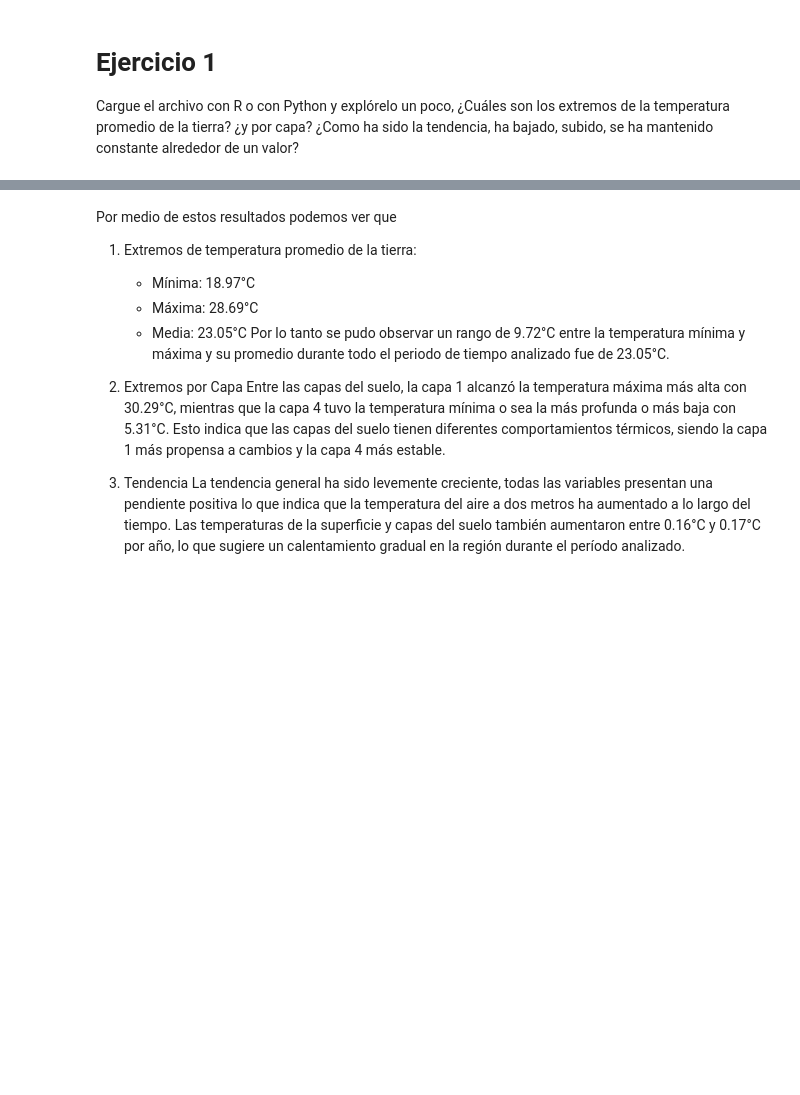
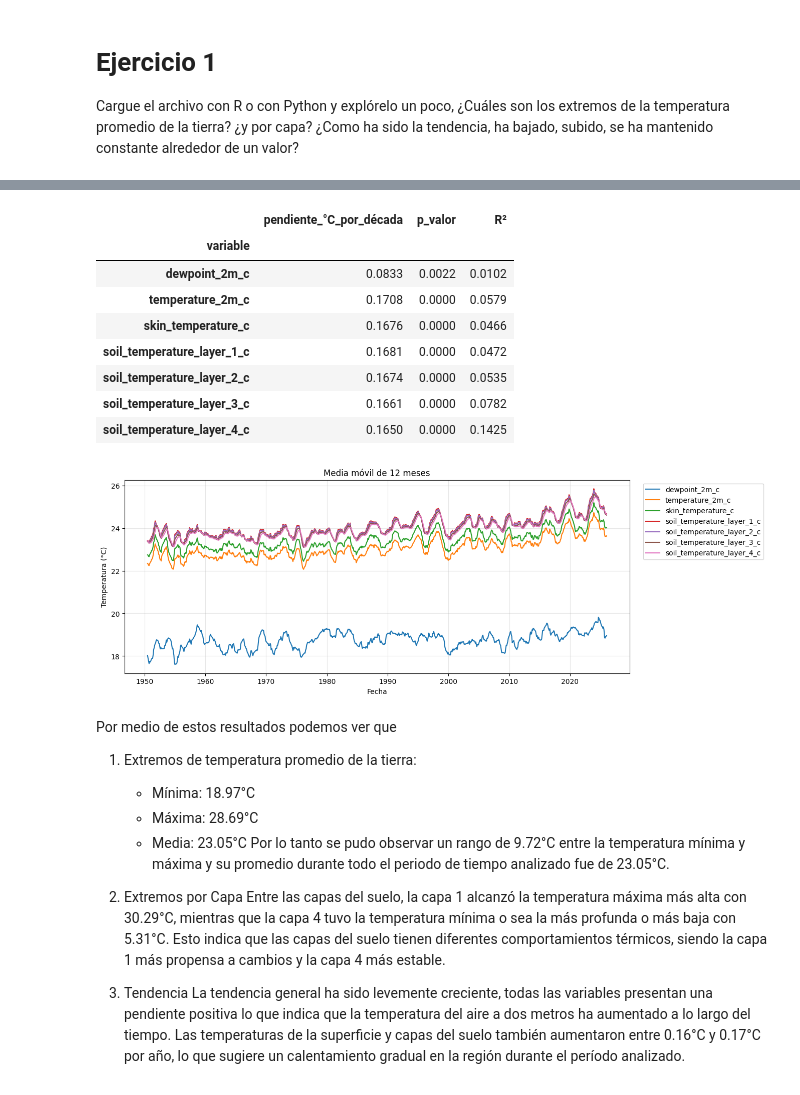
Before and after one commit to Vann06/Data-Science, a Jupyter notebook: 01_series_tiempo/notebooks/series-tiempo.ipynb, the cells around one changed output, grey strips where cells are left out. Cells and saved outputs as stored; diff of their text form; code cells hidden in the pictures; blank space fills up the shorter version.

```diff
--- a/01_series_tiempo/notebooks/series-tiempo.ipynb
+++ b/01_series_tiempo/notebooks/series-tiempo.ipynb
@@ -136,0 +74,16 @@ fechas_extremos
+# %%
+variables_c = [c for c in df.columns if c.endswith("_c")]
+
+resumen = pd.DataFrame({
+    "mínimo_°C": df[variables_c].min(),
+    "fecha_mínimo": df[variables_c].idxmin(),
+    "máximo_°C": df[variables_c].max(),
+    "fecha_máximo": df[variables_c].idxmax(),
+    "promedio_°C": df[variables_c].mean(),
+})
+
+resumen["rango_°C"] = resumen["máximo_°C"] - resumen["mínimo_°C"]
+resumen["fecha_mínimo"] = resumen["fecha_mínimo"].dt.strftime("%Y-%m")
+resumen["fecha_máximo"] = resumen["fecha_máximo"].dt.strftime("%Y-%m")
+
+display(resumen.round(2))
@@ -137,3 +117,40 @@ fechas_extremos
+# %%
+tiempo = np.arange(len(df))
+filas = []
+
+for variable in variables_c:
+    ajuste = linregress(tiempo, df[variable].values)
+    filas.append({
+        "variable": variable,
+        "pendiente_°C_por_década": ajuste.slope * 120,
+        "p_valor": ajuste.pvalue,
+        "R²": ajuste.rvalue ** 2,
+    })
+
+tendencias = pd.DataFrame(filas).set_index("variable")
+display(tendencias.round(4))
+
+media_movil = df[variables_c].rolling(12, center=True).mean()
+
+plt.figure(figsize=(13, 5))
+for variable in variables_c:
+    plt.plot(media_movil.index, media_movil[variable], label=variable)
+plt.title("Media móvil de 12 meses")
+plt.xlabel("Fecha")
+plt.ylabel("Temperatura (°C)")
+plt.legend(bbox_to_anchor=(1.02, 1), loc="upper left")
+plt.show()
+# %% [output]
+|  | pendiente_°C_por_década | p_valor | R² |
+| variable |  |  |  |
+| dewpoint_2m_c | 0.0833 | 0.0022 | 0.0102 |
+| temperature_2m_c | 0.1708 | 0.0000 | 0.0579 |
+| skin_temperature_c | 0.1676 | 0.0000 | 0.0466 |
+| soil_temperature_layer_1_c | 0.1681 | 0.0000 | 0.0472 |
+| soil_temperature_layer_2_c | 0.1674 | 0.0000 | 0.0535 |
+| soil_temperature_layer_3_c | 0.1661 | 0.0000 | 0.0782 |
+| soil_temperature_layer_4_c | 0.1650 | 0.0000 | 0.1425 |
+[figure, added]
 # %% [markdown]
 Por medio de estos resultados podemos ver que
 
```
Also changed, not shown: parts of 51 cells of this notebook, 1 other file.
